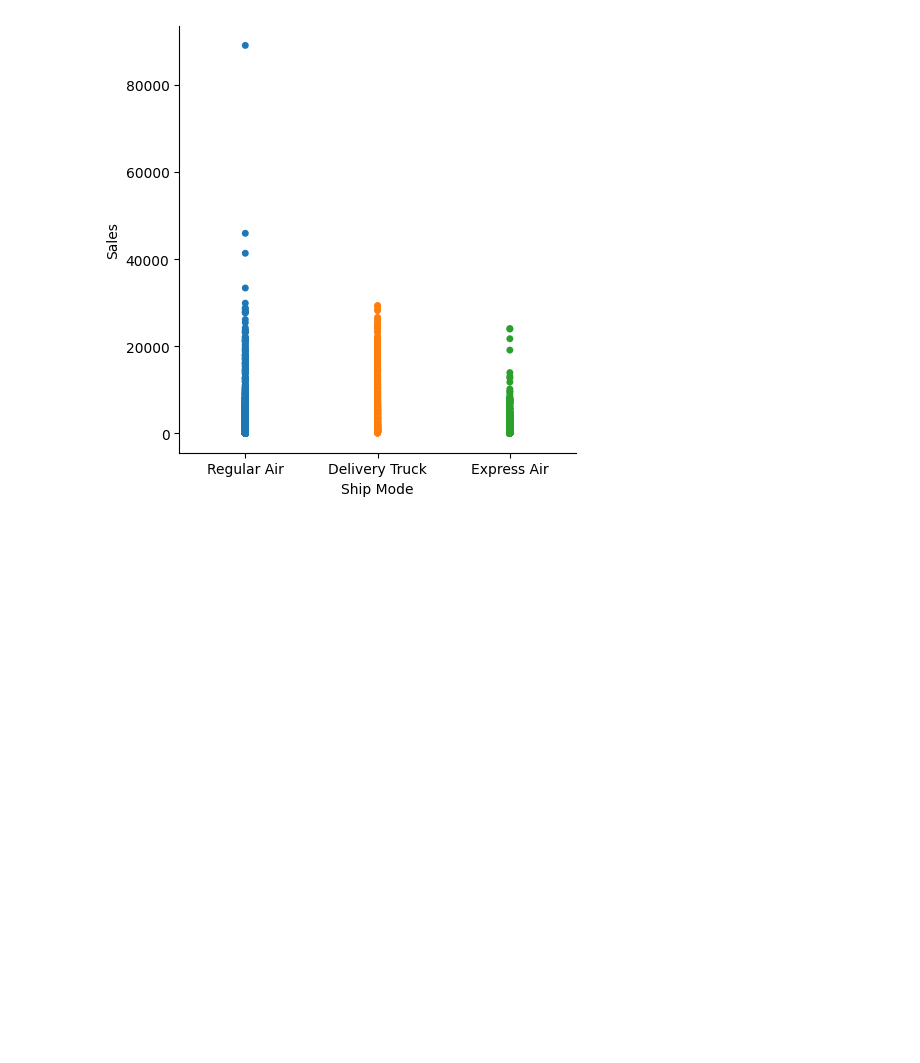
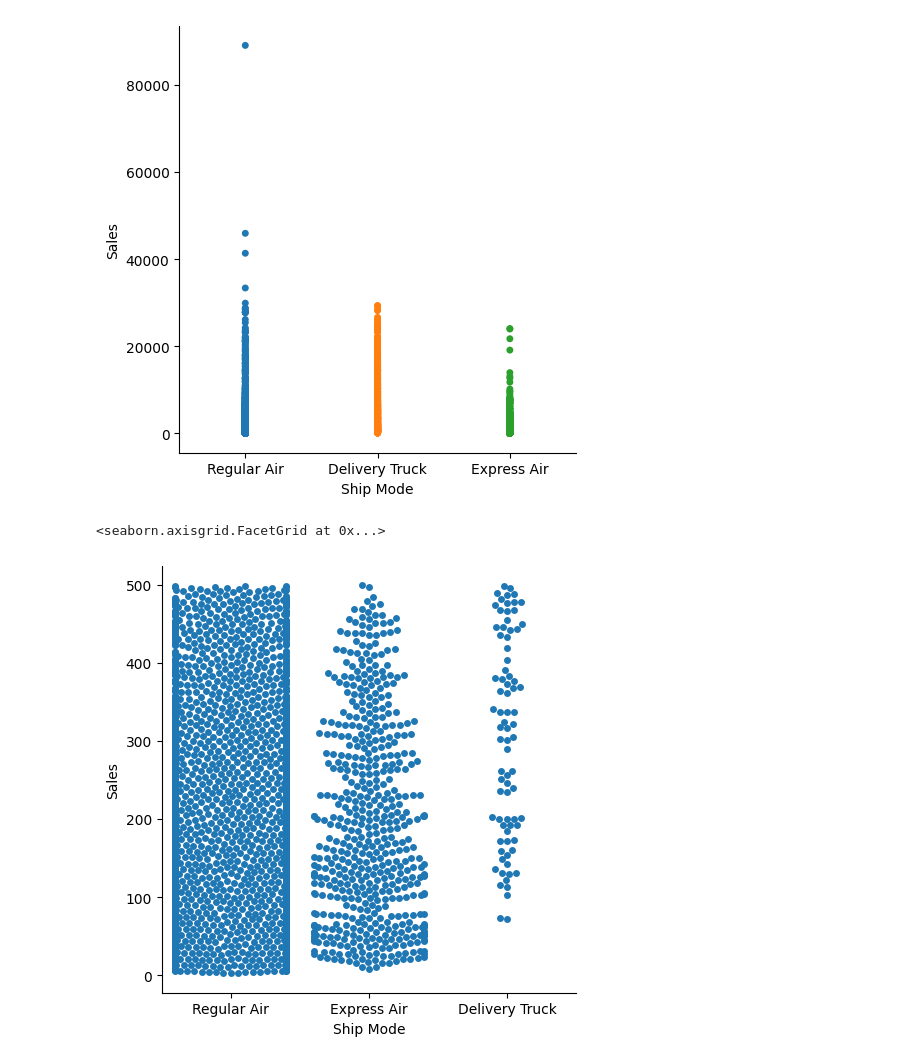
Before and after one commit to shristi209/Learning_Python100days, a Jupyter notebook: week_3/day19.ipynb, the cells around one changed output. Saved outputs shown, nothing was run; the diff lists cells and outputs as text; code cells hidden in the pictures; blank space fills up the shorter version.

Commit message:
Seaborn: Multiple Charts, Scatter, Swarm plot,

```diff
--- a/week_3/day19.ipynb
+++ b/week_3/day19.ipynb
@@ -33,4 +35,7 @@ sns.catplot(x="Ship Mode", y= "Sales", data= sales, hue="Ship Mode", jitter=Fals
 [figure]
 # %%
 #Swarm Plot:type of scatter plot where the data points are adjusted so that they do not overlap with each other
-sns.catplot(x="Ship Mode", y= "Sales", data=sales.query("Profit<1000"), kind="swarm")
+sns.catplot(x="Ship Mode", y= "Sales", data=sales.query("Profit<1000"and "Sales<500"), kind="swarm")
+# %% [output]
+<seaborn.axisgrid.FacetGrid at 0x...>
+[figure, added]
```
Also changed, not shown: parts of 2 cells of this notebook.
